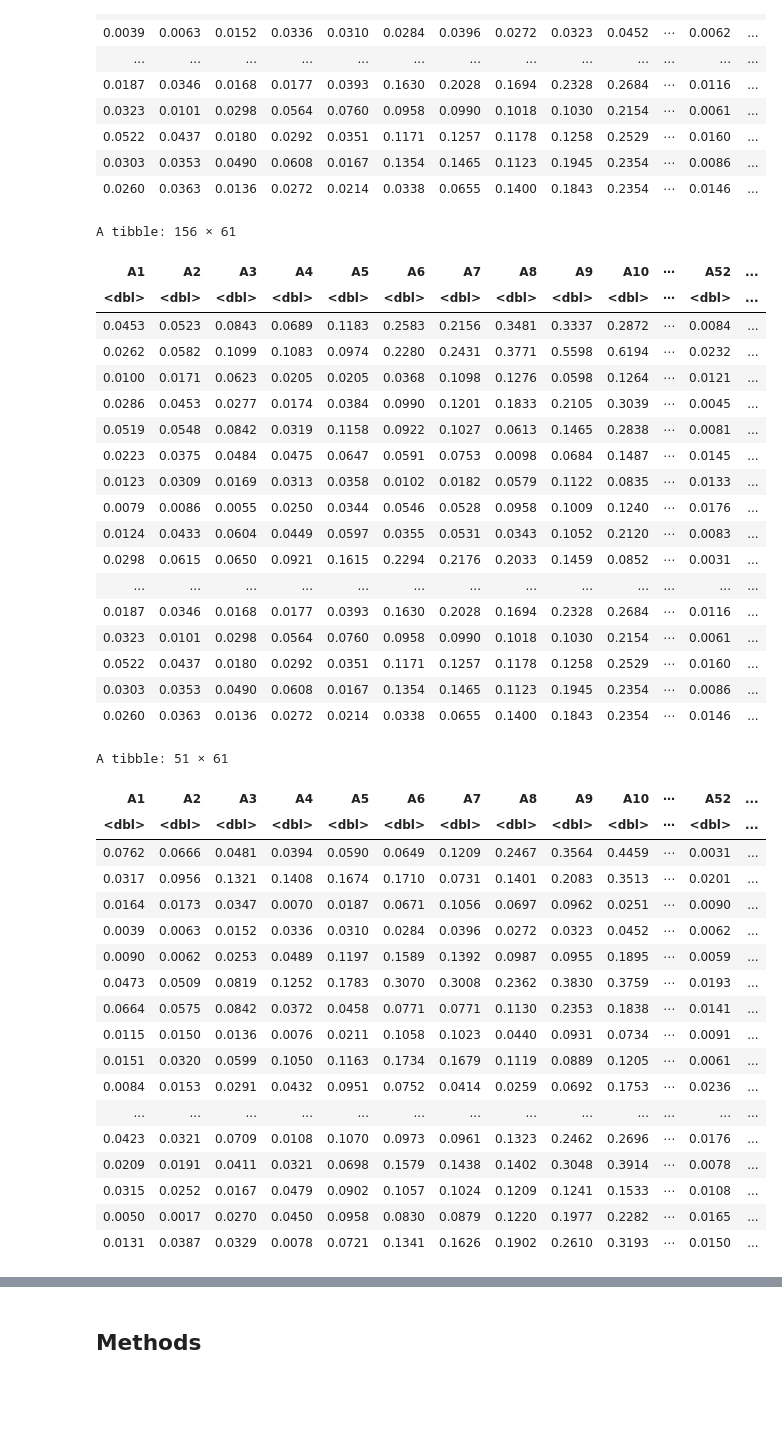
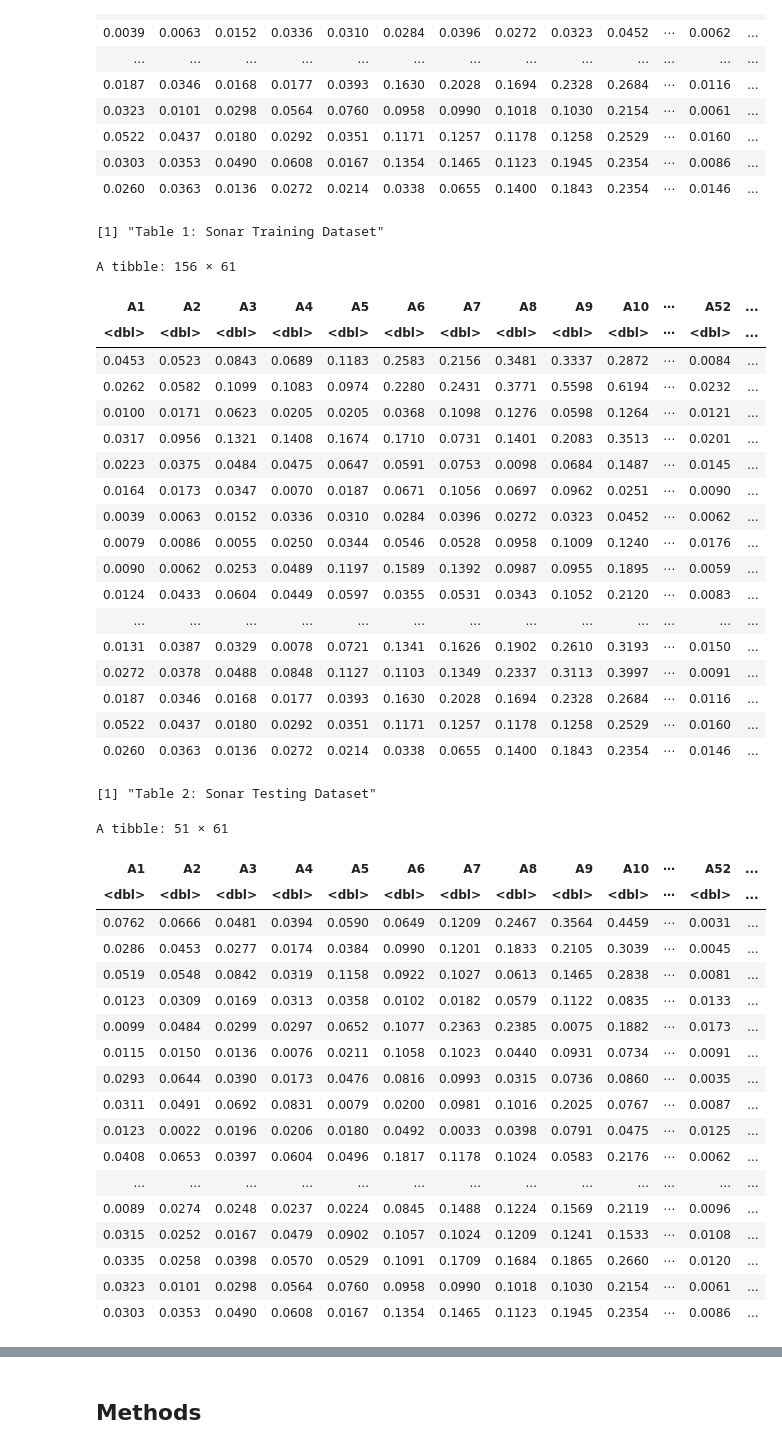
Before and after one commit to m2icocoa/group_project_team_6, a Jupyter notebook: proposal.ipynb, the cells around one changed output, grey strips where cells are left out. Saved outputs shown, nothing was run; the diff lists cells and outputs as text; code cells hidden in the pictures; blank space fills up the shorter version.

Commit message:
training & testing

```diff
--- a/proposal.ipynb
+++ b/proposal.ipynb
@@ -65,47 +65,51 @@ A spec_tbl_df: 207 × 61
 | 0.0303 | 0.0353 | 0.0490 | 0.0608 | 0.0167 | 0.1354 | 0.1465 | 0.1123 | 0.1945 | 0.2354 | ⋯ | 0.0086 | ... |
 | 0.0260 | 0.0363 | 0.0136 | 0.0272 | 0.0214 | 0.0338 | 0.0655 | 0.1400 | 0.1843 | 0.2354 | ⋯ | 0.0146 | ... |
 # %%
-sonar_split <- initial_split(sonar, prop = 0.75, strata = R_or_M)
+sonar_split <- initial_split(sonar, prop = 0.75, strata = Rocks_or_Mines)
 sonar_training <- training(sonar_split)
 sonar_testing <- testing(sonar_split)
+print("Table 1: Sonar Training Dataset")
 sonar_training
+print("Table 2: Sonar Testing Dataset")
 sonar_testing
 # %% [output]
-A tibble: 156 × 61
+[1] "Table 1: Sonar Training Dataset"
+A tibble: 156 × 61
 | A1 | A2 | A3 | A4 | A5 | A6 | A7 | A8 | A9 | A10 | ⋯ | A52 | ... |
 | <dbl> | <dbl> | <dbl> | <dbl> | <dbl> | <dbl> | <dbl> | <dbl> | <dbl> | <dbl> | ⋯ | <dbl> | ... |
 | 0.0453 | 0.0523 | 0.0843 | 0.0689 | 0.1183 | 0.2583 | 0.2156 | 0.3481 | 0.3337 | 0.2872 | ⋯ | 0.0084 | ... |
 | 0.0262 | 0.0582 | 0.1099 | 0.1083 | 0.0974 | 0.2280 | 0.2431 | 0.3771 | 0.5598 | 0.6194 | ⋯ | 0.0232 | ... |
 | 0.0100 | 0.0171 | 0.0623 | 0.0205 | 0.0205 | 0.0368 | 0.1098 | 0.1276 | 0.0598 | 0.1264 | ⋯ | 0.0121 | ... |
-| 0.0286 | 0.0453 | 0.0277 | 0.0174 | 0.0384 | 0.0990 | 0.1201 | 0.1833 | 0.2105 | 0.3039 | ⋯ | 0.0045 | ... |
-| 0.0519 | 0.0548 | 0.0842 | 0.0319 | 0.1158 | 0.0922 | 0.1027 | 0.0613 | 0.1465 | 0.2838 | ⋯ | 0.0081 | ... |
+| 0.0317 | 0.0956 | 0.1321 | 0.1408 | 0.1674 | 0.1710 | 0.0731 | 0.1401 | 0.2083 | 0.3513 | ⋯ | 0.0201 | ... |
 | 0.0223 | 0.0375 | 0.0484 | 0.0475 | 0.0647 | 0.0591 | 0.0753 | 0.0098 | 0.0684 | 0.1487 | ⋯ | 0.0145 | ... |
-| 0.0123 | 0.0309 | 0.0169 | 0.0313 | 0.0358 | 0.0102 | 0.0182 | 0.0579 | 0.1122 | 0.0835 | ⋯ | 0.0133 | ... |
+| 0.0164 | 0.0173 | 0.0347 | 0.0070 | 0.0187 | 0.0671 | 0.1056 | 0.0697 | 0.0962 | 0.0251 | ⋯ | 0.0090 | ... |
+| 0.0039 | 0.0063 | 0.0152 | 0.0336 | 0.0310 | 0.0284 | 0.0396 | 0.0272 | 0.0323 | 0.0452 | ⋯ | 0.0062 | ... |
 | 0.0079 | 0.0086 | 0.0055 | 0.0250 | 0.0344 | 0.0546 | 0.0528 | 0.0958 | 0.1009 | 0.1240 | ⋯ | 0.0176 | ... |
+| 0.0090 | 0.0062 | 0.0253 | 0.0489 | 0.1197 | 0.1589 | 0.1392 | 0.0987 | 0.0955 | 0.1895 | ⋯ | 0.0059 | ... |
 | 0.0124 | 0.0433 | 0.0604 | 0.0449 | 0.0597 | 0.0355 | 0.0531 | 0.0343 | 0.1052 | 0.2120 | ⋯ | 0.0083 | ... |
-| 0.0298 | 0.0615 | 0.0650 | 0.0921 | 0.1615 | 0.2294 | 0.2176 | 0.2033 | 0.1459 | 0.0852 | ⋯ | 0.0031 | ... |
 | ... | ... | ... | ... | ... | ... | ... | ... | ... | ... | ... | ... | ... |
+| 0.0131 | 0.0387 | 0.0329 | 0.0078 | 0.0721 | 0.1341 | 0.1626 | 0.1902 | 0.2610 | 0.3193 | ⋯ | 0.0150 | ... |
+| 0.0272 | 0.0378 | 0.0488 | 0.0848 | 0.1127 | 0.1103 | 0.1349 | 0.2337 | 0.3113 | 0.3997 | ⋯ | 0.0091 | ... |
 | 0.0187 | 0.0346 | 0.0168 | 0.0177 | 0.0393 | 0.1630 | 0.2028 | 0.1694 | 0.2328 | 0.2684 | ⋯ | 0.0116 | ... |
-| 0.0323 | 0.0101 | 0.0298 | 0.0564 | 0.0760 | 0.0958 | 0.0990 | 0.1018 | 0.1030 | 0.2154 | ⋯ | 0.0061 | ... |
 | 0.0522 | 0.0437 | 0.0180 | 0.0292 | 0.0351 | 0.1171 | 0.1257 | 0.1178 | 0.1258 | 0.2529 | ⋯ | 0.0160 | ... |
-| 0.0303 | 0.0353 | 0.0490 | 0.0608 | 0.0167 | 0.1354 | 0.1465 | 0.1123 | 0.1945 | 0.2354 | ⋯ | 0.0086 | ... |
 | 0.0260 | 0.0363 | 0.0136 | 0.0272 | 0.0214 | 0.0338 | 0.0655 | 0.1400 | 0.1843 | 0.2354 | ⋯ | 0.0146 | ... |
-A tibble: 51 × 61
+[1] "Table 2: Sonar Testing Dataset"
+A tibble: 51 × 61
 | A1 | A2 | A3 | A4 | A5 | A6 | A7 | A8 | A9 | A10 | ⋯ | A52 | ... |
 | <dbl> | <dbl> | <dbl> | <dbl> | <dbl> | <dbl> | <dbl> | <dbl> | <dbl> | <dbl> | ⋯ | <dbl> | ... |
 | 0.0762 | 0.0666 | 0.0481 | 0.0394 | 0.0590 | 0.0649 | 0.1209 | 0.2467 | 0.3564 | 0.4459 | ⋯ | 0.0031 | ... |
-| 0.0317 | 0.0956 | 0.1321 | 0.1408 | 0.1674 | 0.1710 | 0.0731 | 0.1401 | 0.2083 | 0.3513 | ⋯ | 0.0201 | ... |
-| 0.0164 | 0.0173 | 0.0347 | 0.0070 | 0.0187 | 0.0671 | 0.1056 | 0.0697 | 0.0962 | 0.0251 | ⋯ | 0.0090 | ... |
-| 0.0039 | 0.0063 | 0.0152 | 0.0336 | 0.0310 | 0.0284 | 0.0396 | 0.0272 | 0.0323 | 0.0452 | ⋯ | 0.0062 | ... |
-| 0.0090 | 0.0062 | 0.0253 | 0.0489 | 0.1197 | 0.1589 | 0.1392 | 0.0987 | 0.0955 | 0.1895 | ⋯ | 0.0059 | ... |
-| 0.0473 | 0.0509 | 0.0819 | 0.1252 | 0.1783 | 0.3070 | 0.3008 | 0.2362 | 0.3830 | 0.3759 | ⋯ | 0.0193 | ... |
-| 0.0664 | 0.0575 | 0.0842 | 0.0372 | 0.0458 | 0.0771 | 0.0771 | 0.1130 | 0.2353 | 0.1838 | ⋯ | 0.0141 | ... |
+| 0.0286 | 0.0453 | 0.0277 | 0.0174 | 0.0384 | 0.0990 | 0.1201 | 0.1833 | 0.2105 | 0.3039 | ⋯ | 0.0045 | ... |
+| 0.0519 | 0.0548 | 0.0842 | 0.0319 | 0.1158 | 0.0922 | 0.1027 | 0.0613 | 0.1465 | 0.2838 | ⋯ | 0.0081 | ... |
+| 0.0123 | 0.0309 | 0.0169 | 0.0313 | 0.0358 | 0.0102 | 0.0182 | 0.0579 | 0.1122 | 0.0835 | ⋯ | 0.0133 | ... |
+| 0.0099 | 0.0484 | 0.0299 | 0.0297 | 0.0652 | 0.1077 | 0.2363 | 0.2385 | 0.0075 | 0.1882 | ⋯ | 0.0173 | ... |
 | 0.0115 | 0.0150 | 0.0136 | 0.0076 | 0.0211 | 0.1058 | 0.1023 | 0.0440 | 0.0931 | 0.0734 | ⋯ | 0.0091 | ... |
-| 0.0151 | 0.0320 | 0.0599 | 0.1050 | 0.1163 | 0.1734 | 0.1679 | 0.1119 | 0.0889 | 0.1205 | ⋯ | 0.0061 | ... |
-| 0.0084 | 0.0153 | 0.0291 | 0.0432 | 0.0951 | 0.0752 | 0.0414 | 0.0259 | 0.0692 | 0.1753 | ⋯ | 0.0236 | ... |
+| 0.0293 | 0.0644 | 0.0390 | 0.0173 | 0.0476 | 0.0816 | 0.0993 | 0.0315 | 0.0736 | 0.0860 | ⋯ | 0.0035 | ... |
+| 0.0311 | 0.0491 | 0.0692 | 0.0831 | 0.0079 | 0.0200 | 0.0981 | 0.1016 | 0.2025 | 0.0767 | ⋯ | 0.0087 | ... |
+| 0.0123 | 0.0022 | 0.0196 | 0.0206 | 0.0180 | 0.0492 | 0.0033 | 0.0398 | 0.0791 | 0.0475 | ⋯ | 0.0125 | ... |
+| 0.0408 | 0.0653 | 0.0397 | 0.0604 | 0.0496 | 0.1817 | 0.1178 | 0.1024 | 0.0583 | 0.2176 | ⋯ | 0.0062 | ... |
 | ... | ... | ... | ... | ... | ... | ... | ... | ... | ... | ... | ... | ... |
-| 0.0423 | 0.0321 | 0.0709 | 0.0108 | 0.1070 | 0.0973 | 0.0961 | 0.1323 | 0.2462 | 0.2696 | ⋯ | 0.0176 | ... |
-| 0.0209 | 0.0191 | 0.0411 | 0.0321 | 0.0698 | 0.1579 | 0.1438 | 0.1402 | 0.3048 | 0.3914 | ⋯ | 0.0078 | ... |
+| 0.0089 | 0.0274 | 0.0248 | 0.0237 | 0.0224 | 0.0845 | 0.1488 | 0.1224 | 0.1569 | 0.2119 | ⋯ | 0.0096 | ... |
 | 0.0315 | 0.0252 | 0.0167 | 0.0479 | 0.0902 | 0.1057 | 0.1024 | 0.1209 | 0.1241 | 0.1533 | ⋯ | 0.0108 | ... |
-| 0.0050 | 0.0017 | 0.0270 | 0.0450 | 0.0958 | 0.0830 | 0.0879 | 0.1220 | 0.1977 | 0.2282 | ⋯ | 0.0165 | ... |
-| 0.0131 | 0.0387 | 0.0329 | 0.0078 | 0.0721 | 0.1341 | 0.1626 | 0.1902 | 0.2610 | 0.3193 | ⋯ | 0.0150 | ... |
+| 0.0335 | 0.0258 | 0.0398 | 0.0570 | 0.0529 | 0.1091 | 0.1709 | 0.1684 | 0.1865 | 0.2660 | ⋯ | 0.0120 | ... |
+| 0.0323 | 0.0101 | 0.0298 | 0.0564 | 0.0760 | 0.0958 | 0.0990 | 0.1018 | 0.1030 | 0.2154 | ⋯ | 0.0061 | ... |
+| 0.0303 | 0.0353 | 0.0490 | 0.0608 | 0.0167 | 0.1354 | 0.1465 | 0.1123 | 0.1945 | 0.2354 | ⋯ | 0.0086 | ... |
```
Also changed, not shown: parts of 2 cells of this notebook.
